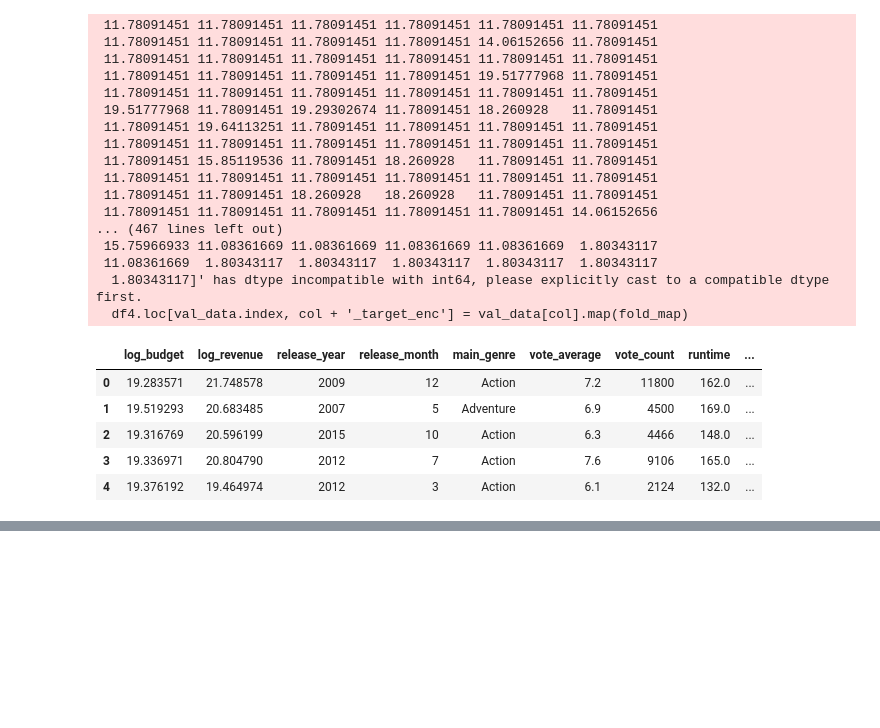
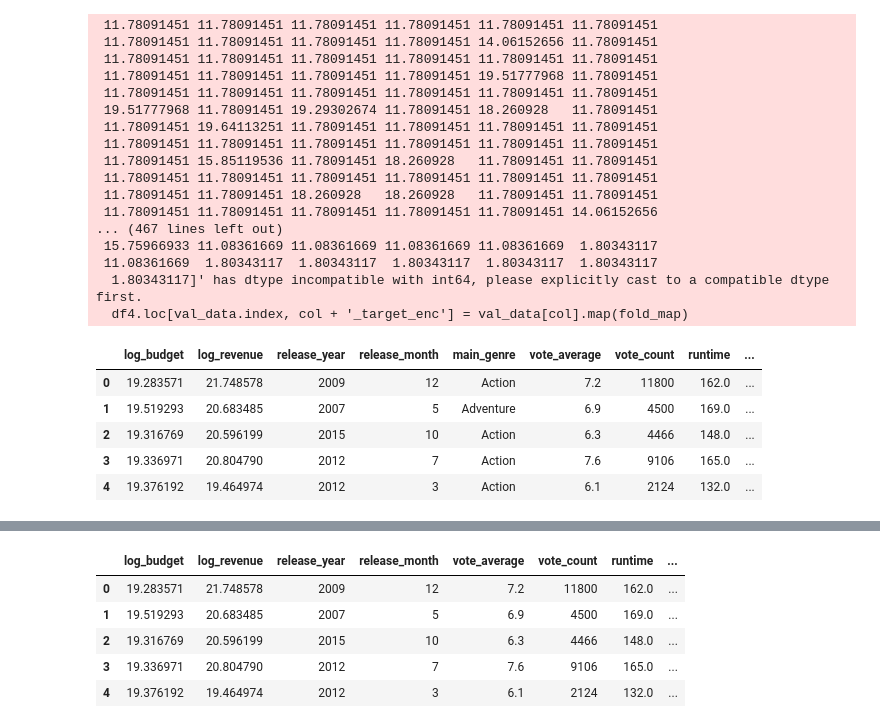
Before and after one commit to J-Kimani/DS, a Jupyter notebook: Projects/Box Office Revenue Prediction/box_office.ipynb, the cells around one changed output, grey strips where cells are left out. Drawn from its saved outputs; the diff is of its cells as text; code cells hidden in the pictures; blank space fills up the shorter version.

```diff
--- a/Projects/Box Office Revenue Prediction/box_office.ipynb
+++ b/Projects/Box Office Revenue Prediction/box_office.ipynb
@@ -2118,0 +2140,20 @@ dtype: object
+# %%
+# drop unneeded columns
+columumns_to_drop = [
+    "main_genre",
+    "director",
+    "lead_actor",
+    "original_language",
+    "primary_country",
+    "primary_company"
+]
+
+df5 = df4.drop(columns= columumns_to_drop)
+df5.head()
+# %% [output]
+|  | log_budget | log_revenue | release_year | release_month | vote_average | vote_count | runtime | ... |
+| 0 | 19.283571 | 21.748578 | 2009 | 12 | 7.2 | 11800 | 162.0 | ... |
+| 1 | 19.519293 | 20.683485 | 2007 | 5 | 6.9 | 4500 | 169.0 | ... |
+| 2 | 19.316769 | 20.596199 | 2015 | 10 | 6.3 | 4466 | 148.0 | ... |
+| 3 | 19.336971 | 20.804790 | 2012 | 7 | 7.6 | 9106 | 165.0 | ... |
+| 4 | 19.376192 | 19.464974 | 2012 | 3 | 6.1 | 2124 | 132.0 | ... |
```
Also changed, not shown: parts of 16 cells of this notebook, 1 other file.
